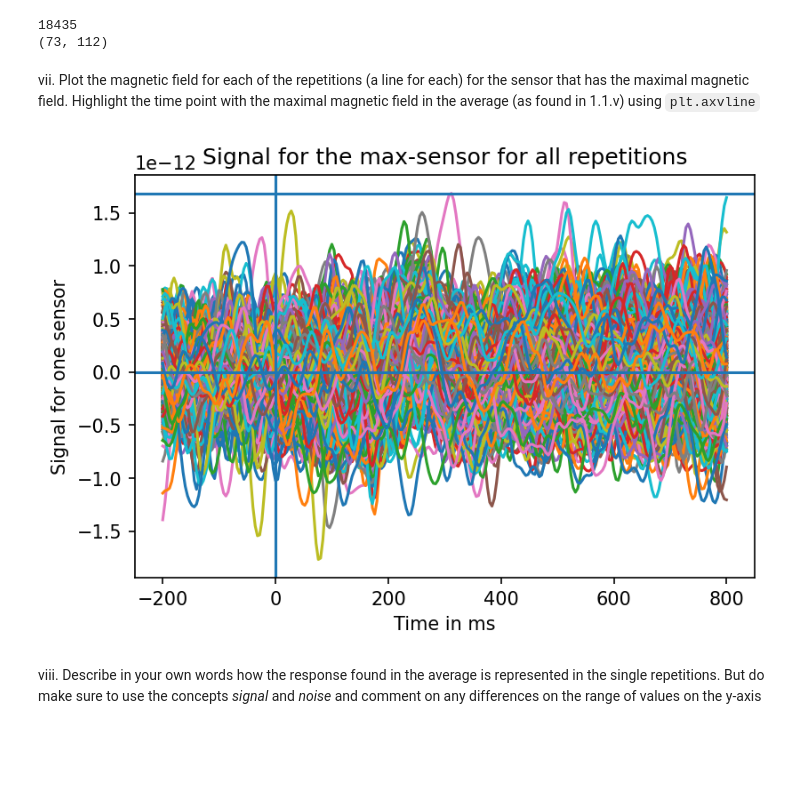
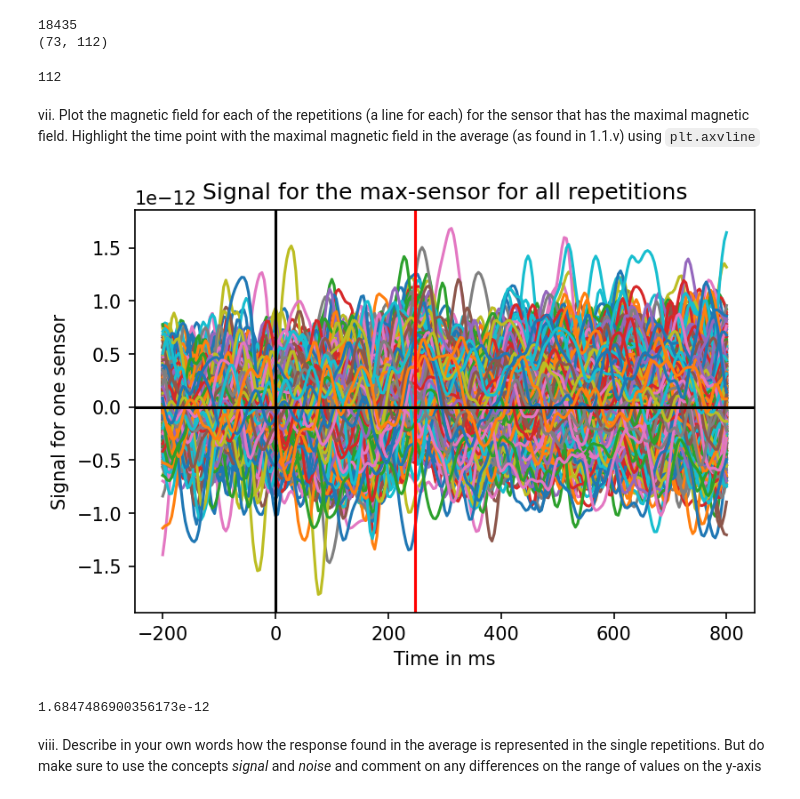
Before and after one commit to alekswael/github_methods_3, a Jupyter notebook: week_08/practical_exercise_8_ALEKSANDER_NOTEBOOK.ipynb, the cells around one changed output. Cells and saved outputs as stored; diff of their text form; code cells hidden in the pictures; blank space fills up the shorter version.

```diff
--- a/week_08/practical_exercise_8_ALEKSANDER_NOTEBOOK.ipynb
+++ b/week_08/practical_exercise_8_ALEKSANDER_NOTEBOOK.ipynb
@@ -84,20 +84,28 @@ print(a) # The sensor with max magnetic value is no. 73
 [figure]
 18435
 (73, 112)
+# %%
+np.argmax(datamean[73,:])
+# %% [output]
+112
 # %% [markdown]
  vii. Plot the magnetic field for each of the repetitions (a line for each) for the sensor that has the maximal magnetic field. Highlight the time point with the maximal magnetic field in the average (as found in 1.1.v) using `plt.axvline`
 # %%
 plt.figure()
 plt.plot(times, data[:,73,:].T)
-plt.axhline(np.amax(data[:,73,:].T))
-plt.axvline(x = 0)
-plt.axhline(y = 0)
+plt.axvline(times[112], color = "red")
+plt.axvline(x = 0, color = "black")
+plt.axhline(y = 0, color = "black")
 plt.xlabel("Time in ms")
 plt.ylabel("Signal for one sensor")
 plt.title("Signal for the max-sensor for all repetitions")
 plt.show()
 # %% [output]
-[figure, old version]
+[figure, new version]
+# %%
+np.amax(data[:,73,:].T)
+# %% [output]
+1.6847486900356173e-12
 # %% [markdown]
 viii. Describe in your own words how the response found in the average is represented in the single repetitions. But do make sure to use the concepts _signal_ and _noise_ and comment on any differences on the range of values on the y-axis
 # %% [markdown]
```
Also changed, not shown: parts of 16 cells of this notebook.
